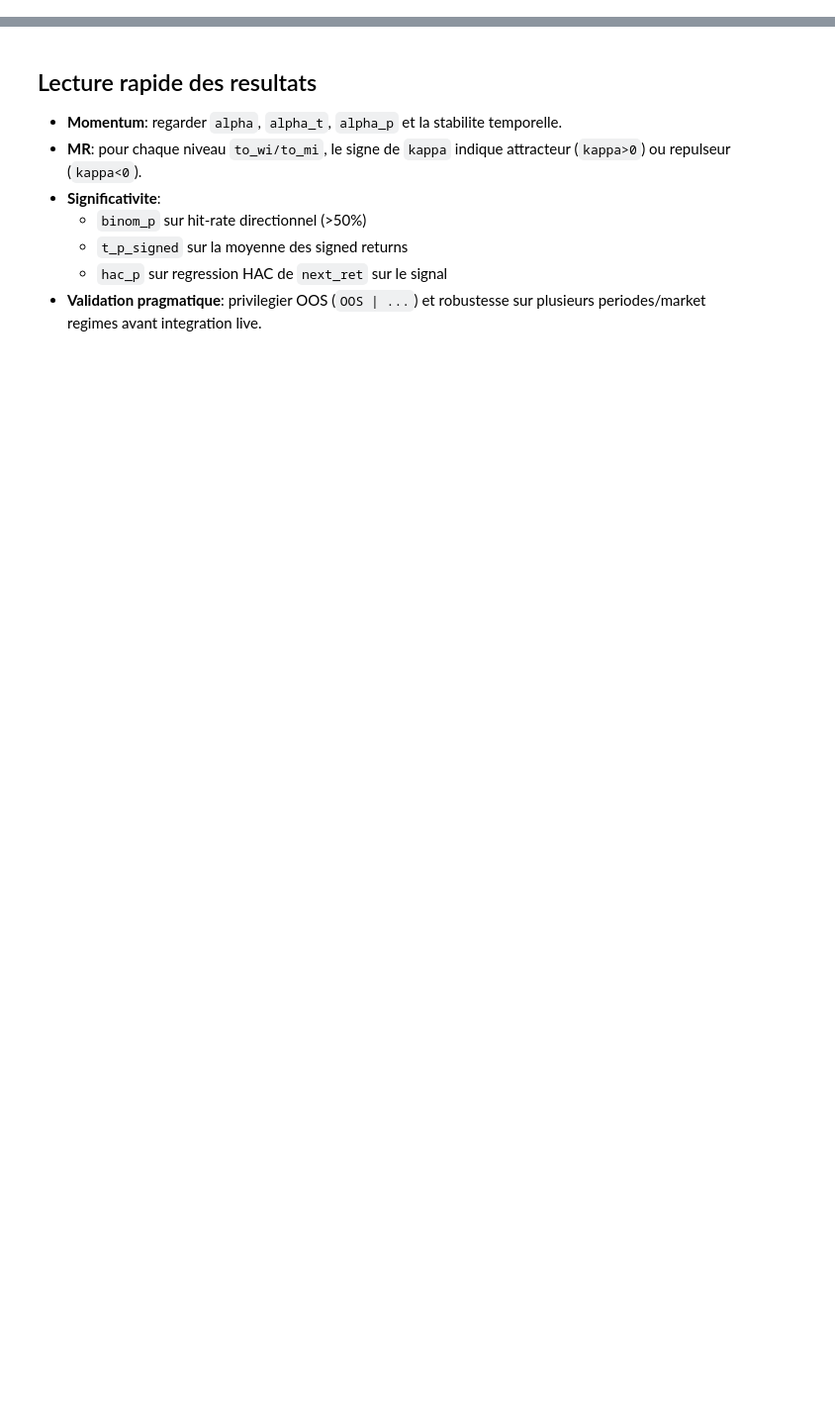
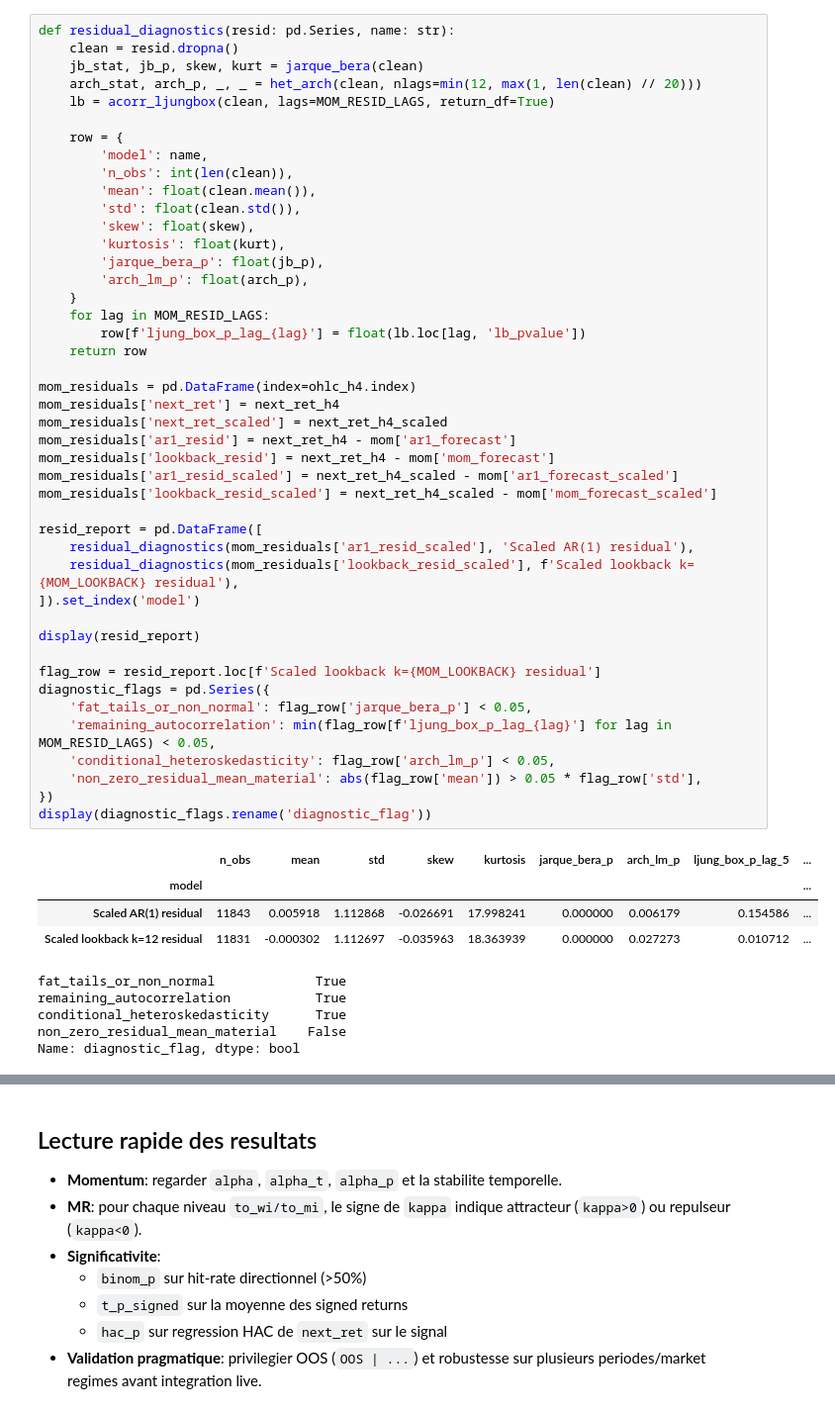
Before and after one commit to IliesElJ/metalib, a Jupyter notebook: metalib/notebooks/eurusd_h4_pull.ipynb, the cells around one changed output, grey strips where cells are left out. Shown at 99% size. Drawn from its saved outputs; the diff is of its cells as text; blank space fills up the shorter version.

```diff
--- a/metalib/notebooks/eurusd_h4_pull.ipynb
+++ b/metalib/notebooks/eurusd_h4_pull.ipynb
@@ -210,0 +360,54 @@ mom.plot(figsize=(20, 30), subplots=True, sharex=True, grid=True, legend=True, x
+# %%
+def residual_diagnostics(resid: pd.Series, name: str):
+    clean = resid.dropna()
+    jb_stat, jb_p, skew, kurt = jarque_bera(clean)
+    arch_stat, arch_p, _, _ = het_arch(clean, nlags=min(12, max(1, len(clean) // 20)))
+    lb = acorr_ljungbox(clean, lags=MOM_RESID_LAGS, return_df=True)
+
+    row = {
+        'model': name,
+        'n_obs': int(len(clean)),
+        'mean': float(clean.mean()),
+        'std': float(clean.std()),
+        'skew': float(skew),
+        'kurtosis': float(kurt),
+        'jarque_bera_p': float(jb_p),
+        'arch_lm_p': float(arch_p),
+    }
+    for lag in MOM_RESID_LAGS:
+        row[f'ljung_box_p_lag_{lag}'] = float(lb.loc[lag, 'lb_pvalue'])
+    return row
+
+mom_residuals = pd.DataFrame(index=ohlc_h4.index)
+mom_residuals['next_ret'] = next_ret_h4
+mom_residuals['next_ret_scaled'] = next_ret_h4_scaled
+mom_residuals['ar1_resid'] = next_ret_h4 - mom['ar1_forecast']
+mom_residuals['lookback_resid'] = next_ret_h4 - mom['mom_forecast']
+mom_residuals['ar1_resid_scaled'] = next_ret_h4_scaled - mom['ar1_forecast_scaled']
+mom_residuals['lookback_resid_scaled'] = next_ret_h4_scaled - mom['mom_forecast_scaled']
+
+resid_report = pd.DataFrame([
+    residual_diagnostics(mom_residuals['ar1_resid_scaled'], 'Scaled AR(1) residual'),
+    residual_diagnostics(mom_residuals['lookback_resid_scaled'], f'Scaled lookback k={MOM_LOOKBACK} residual'),
+]).set_index('model')
+
+display(resid_report)
+
+flag_row = resid_report.loc[f'Scaled lookback k={MOM_LOOKBACK} residual']
+diagnostic_flags = pd.Series({
+    'fat_tails_or_non_normal': flag_row['jarque_bera_p'] < 0.05,
+    'remaining_autocorrelation': min(flag_row[f'ljung_box_p_lag_{lag}'] for lag in MOM_RESID_LAGS) < 0.05,
+    'conditional_heteroskedasticity': flag_row['arch_lm_p'] < 0.05,
+    'non_zero_residual_mean_material': abs(flag_row['mean']) > 0.05 * flag_row['std'],
+})
+display(diagnostic_flags.rename('diagnostic_flag'))
+# %% [output]
+|  | n_obs | mean | std | skew | kurtosis | jarque_bera_p | arch_lm_p | ljung_box_p_lag_5 | ... |
+| model |  |  |  |  |  |  |  |  | ... |
+| Scaled AR(1) residual | 11843 | 0.005918 | 1.112868 | -0.026691 | 17.998241 | 0.000000 | 0.006179 | 0.154586 | ... |
+| Scaled lookback k=12 residual | 11831 | -0.000302 | 1.112697 | -0.035963 | 18.363939 | 0.000000 | 0.027273 | 0.010712 | ... |
+fat_tails_or_non_normal             True
+remaining_autocorrelation           True
+conditional_heteroskedasticity      True
+non_zero_residual_mean_material    False
+Name: diagnostic_flag, dtype: bool
```
Also changed, not shown: parts of 14 cells of this notebook, 55 other files.
